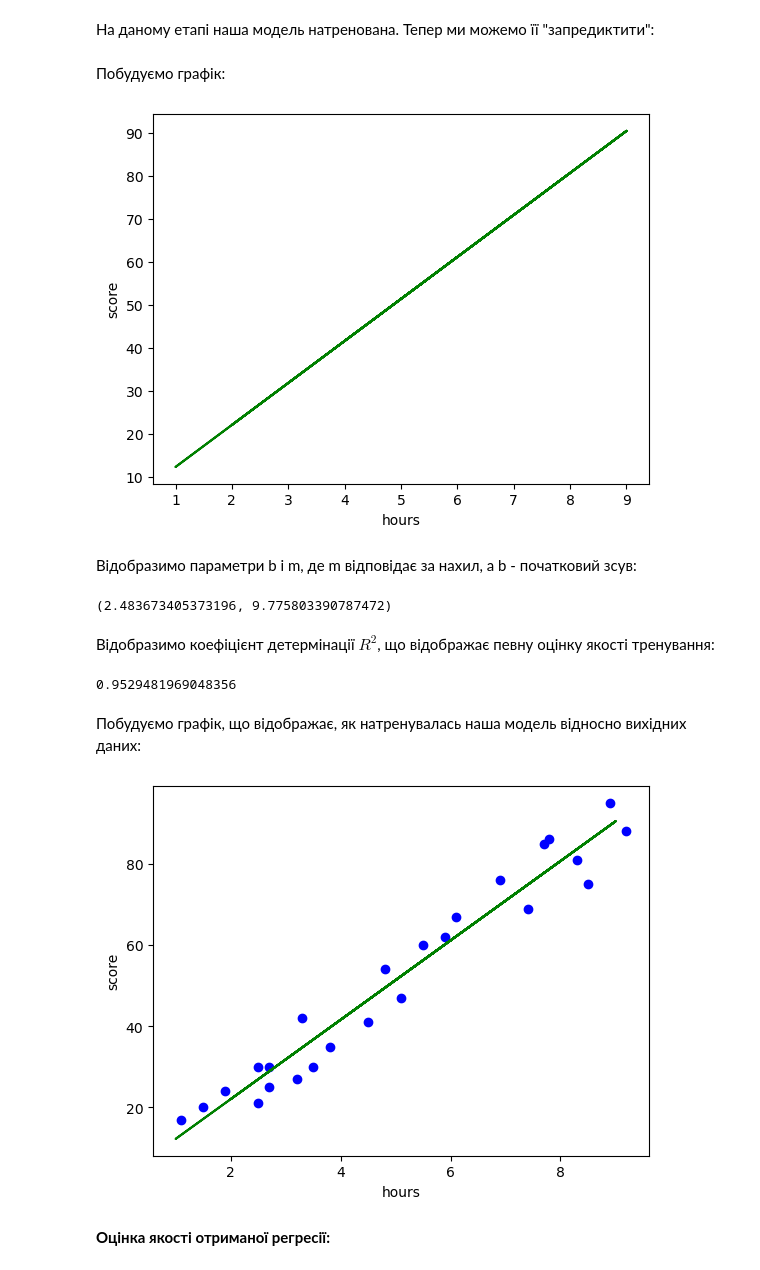
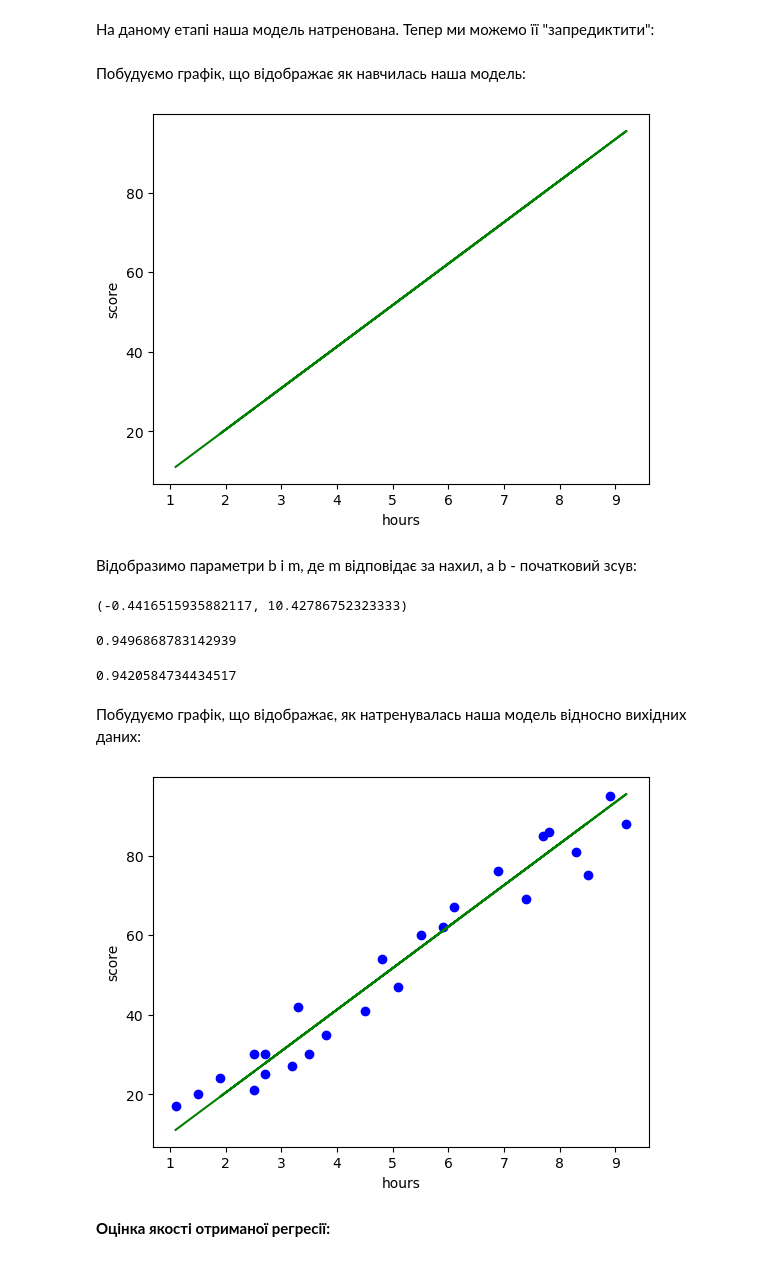
Before and after one commit to gvit84/Data_science_lesson35, a Jupyter notebook: Home_task_lesson_35_task1.ipynb, the cells around one changed output. Drawn from its saved outputs; the diff is of its cells as text; code cells hidden in the pictures.

```diff
--- a/Home_task_lesson_35_task1.ipynb
+++ b/Home_task_lesson_35_task1.ipynb
@@ -50,9 +50,11 @@ X = data['hours']
 y = data['scores']
 model = LinearRegression()
 # %%
-X_train = np.array(X).reshape(-1,1)
+X1 = np.array(X).reshape(-1,1)
 # %%
-y_train = np.array(y)
+y1 = np.array(y)
+# %%
+X_train, X_test, y_train, y_test = train_test_split(X1, y1, test_size = 0.3, random_state = 2)
 # %%
 model.fit(X_train, y_train)
 # %% [output]
@@ -65,12 +64,14 @@ y_new = model.predict(X_new)
-# %% [markdown]
-Побудуємо графік:
+# %%
+y_pred = model.predict(X_test)
+# %% [markdown]
+Побудуємо графік, що відображає як навчилась наша модель:
 # %%
-plt.plot(X_new, y_new, color='green')
+plt.plot(X_test, y_pred, color='green')
 plt.xlabel('hours')
 plt.ylabel('score')
 plt.show()
 # %% [output]
-[figure, old version]
+[figure, new version]
 # %% [markdown]
 Відобразимо параметри b і m, де m відповідає за нахил, а b - початковий зсув:
 # %%
@@ -79,23 +80,25 @@ m = m[0]
 # %%
 b, m
 # %% [output]
-(2.483673405373196, 9.775803390787472)
+(-0.4416515935882117, 10.42786752323333)
-# %% [markdown]
-Відобразимо коефіцієнт детермінації $R^2$, що відображає певну оцінку якості тренування:
 # %%
 model.score(X_train, y_train)
 # %% [output]
-0.9529481969048356
+0.9496868783142939
+# %%
+model.score(X_test, y_test)
+# %% [output]
+0.9420584734434517
 # %% [markdown]
 Побудуємо графік, що відображає, як натренувалась наша модель відносно вихідних даних:
 # %%
 plt.scatter(data.hours, data.scores, color='blue')
-plt.plot(X_new, y_new, color='green')
+plt.plot(X_test, y_pred, color='green')
 plt.xlabel('hours')
 plt.ylabel('score')
 plt.show()
 # %% [output]
-[figure, old version]
+[figure, new version]
 # %% [markdown]
 **Оцінка якості отриманої регресії:**
 # %%
```
Also changed, not shown: parts of 4 cells of this notebook, 1 other file.
